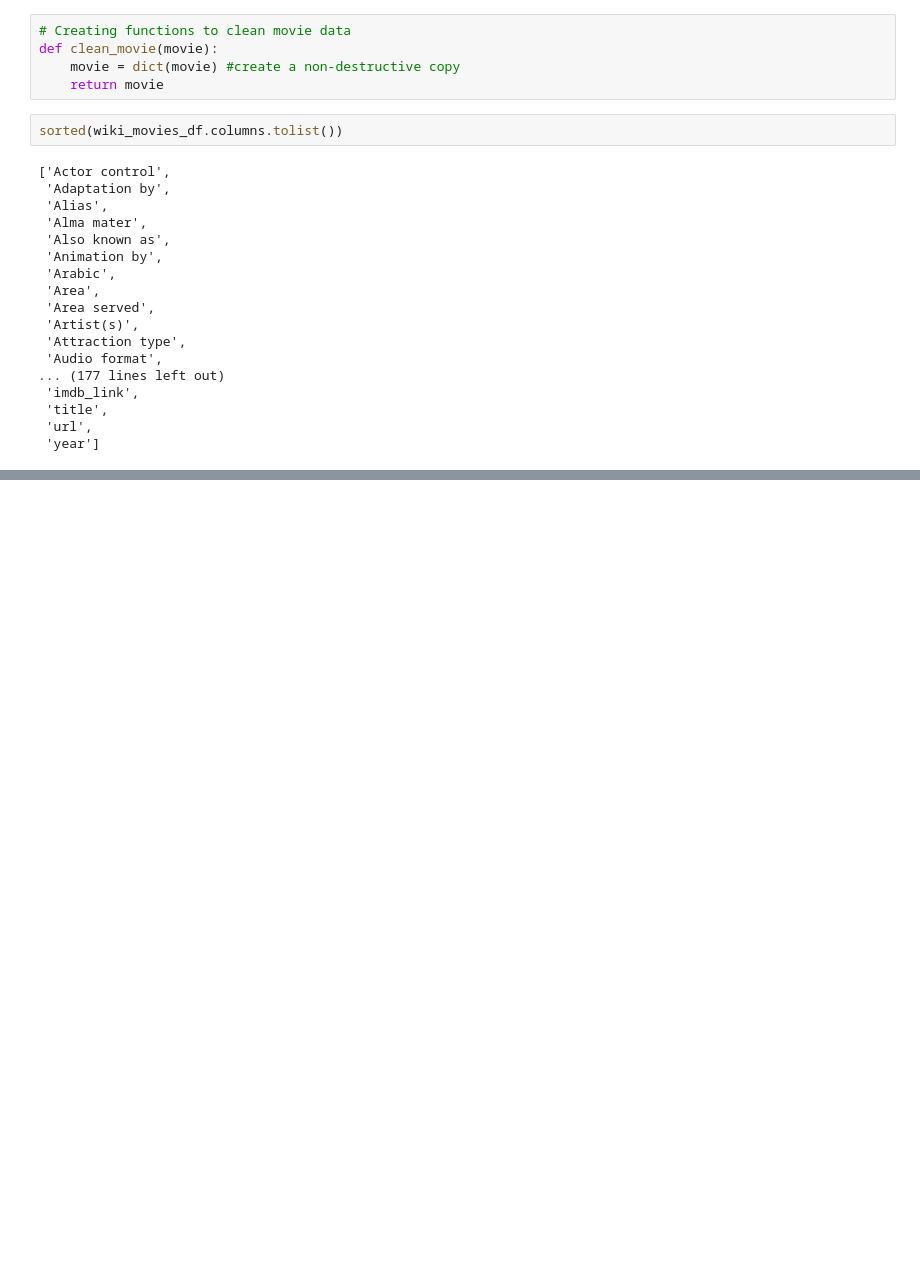
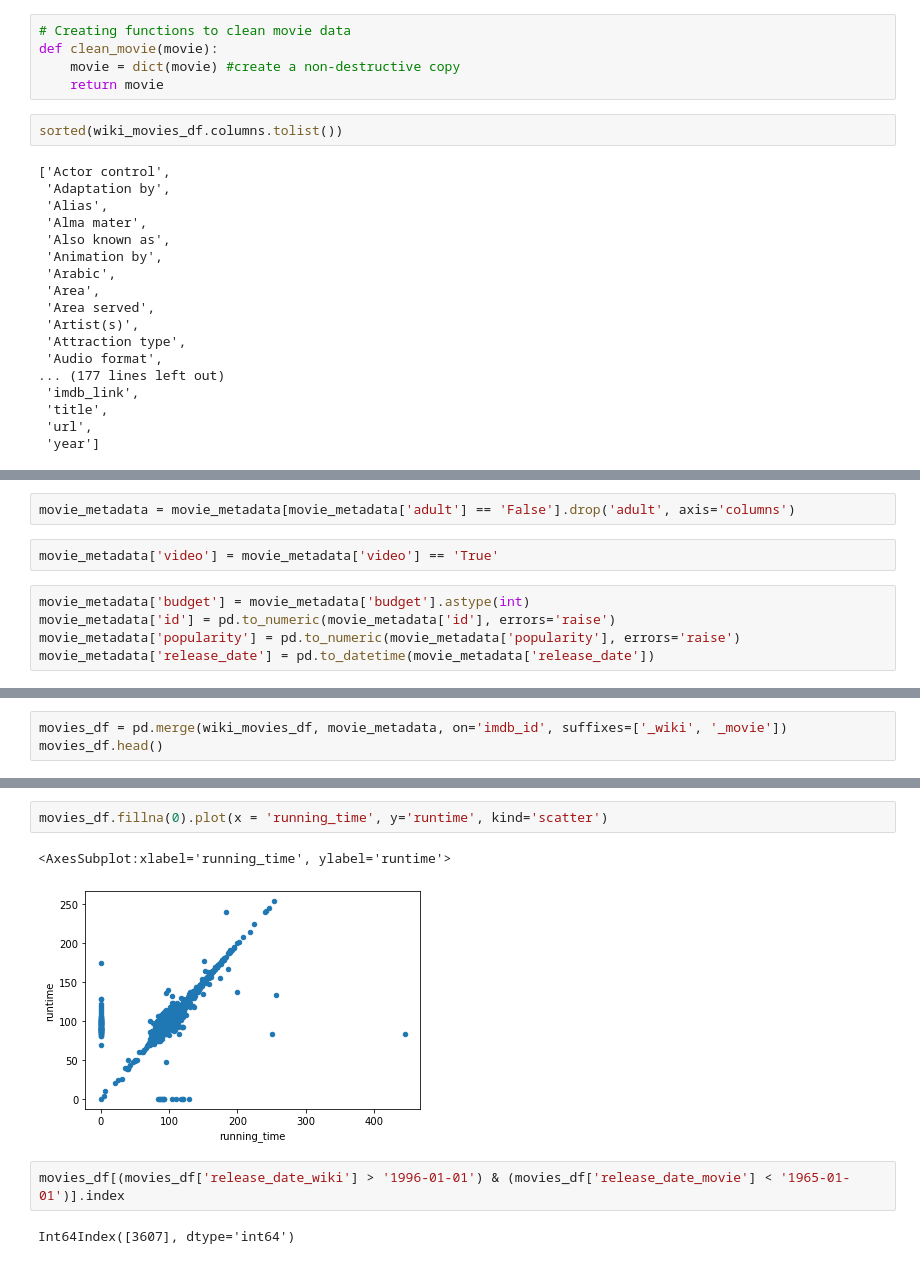
Before and after one commit to EmeryHollar/Movies-ETL, a Jupyter notebook: Transform_Wiki_Dataset.ipynb, the cells around one changed output, grey strips where cells are left out. Saved outputs shown, nothing was run; the diff lists cells and outputs as text; blank space fills up the shorter version.

```diff
--- a/Transform_Wiki_Dataset.ipynb
+++ b/Transform_Wiki_Dataset.ipynb
@@ -164,0 +503,9 @@ sorted(wiki_movies_df.columns.tolist())
+# %%
+movie_metadata = movie_metadata[movie_metadata['adult'] == 'False'].drop('adult', axis='columns')
+# %%
+movie_metadata['video'] = movie_metadata['video'] == 'True'
+# %%
+movie_metadata['budget'] = movie_metadata['budget'].astype(int)
+movie_metadata['id'] = pd.to_numeric(movie_metadata['id'], errors='raise')
+movie_metadata['popularity'] = pd.to_numeric(movie_metadata['popularity'], errors='raise')
+movie_metadata['release_date'] = pd.to_datetime(movie_metadata['release_date'])
@@ -164,0 +558,3 @@ sorted(wiki_movies_df.columns.tolist())
+# %%
+movies_df = pd.merge(wiki_movies_df, movie_metadata, on='imdb_id', suffixes=['_wiki', '_movie'])
+movies_df.head()
@@ -164,0 +601,9 @@ sorted(wiki_movies_df.columns.tolist())
+# %%
+movies_df.fillna(0).plot(x = 'running_time', y='runtime', kind='scatter')
+# %% [output]
+<AxesSubplot:xlabel='running_time', ylabel='runtime'>
+[figure, added]
+# %%
+movies_df[(movies_df['release_date_wiki'] > '1996-01-01') & (movies_df['release_date_movie'] < '1965-01-01')].index
+# %% [output]
+Int64Index([3607], dtype='int64')
```
Also changed, not shown: parts of 58 cells of this notebook, 1 other file.
